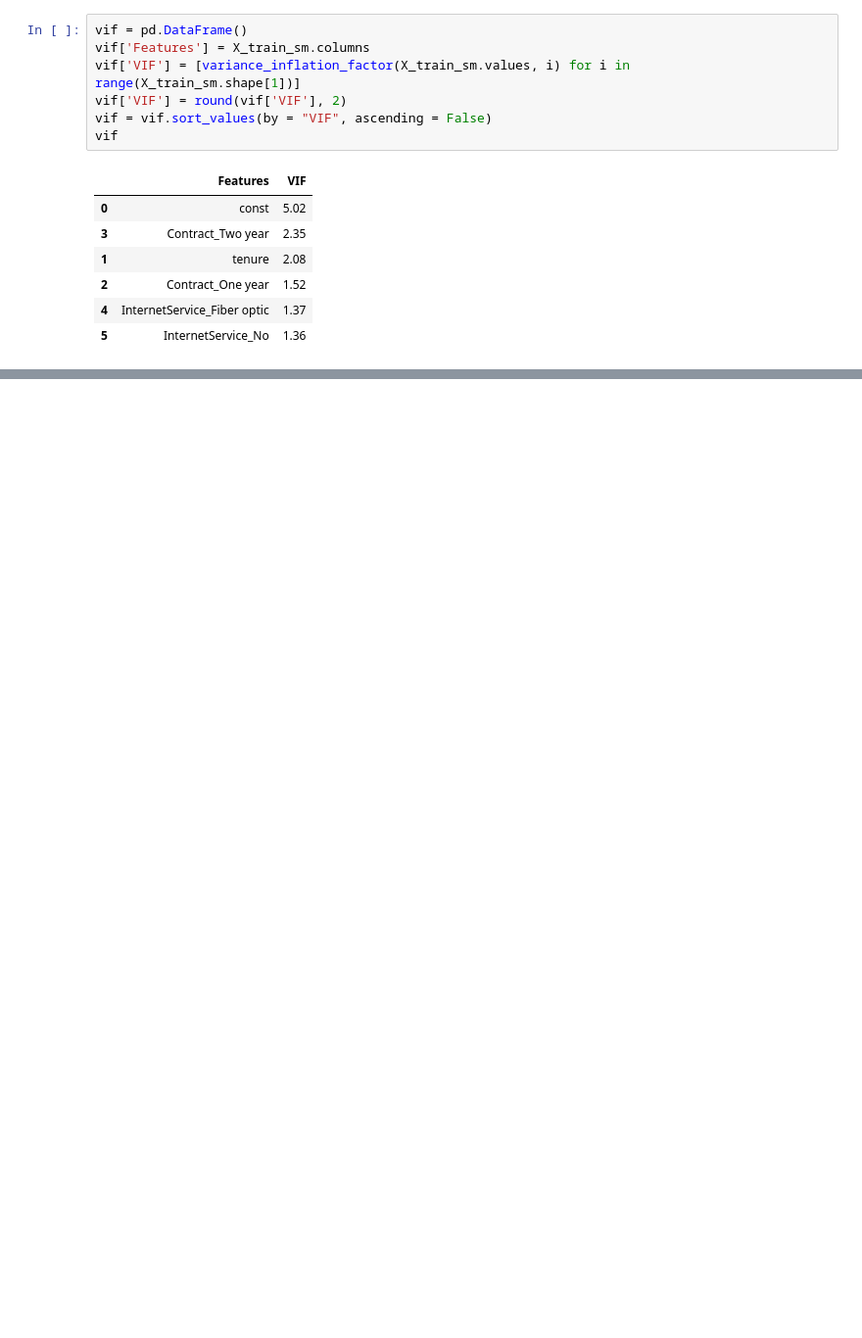
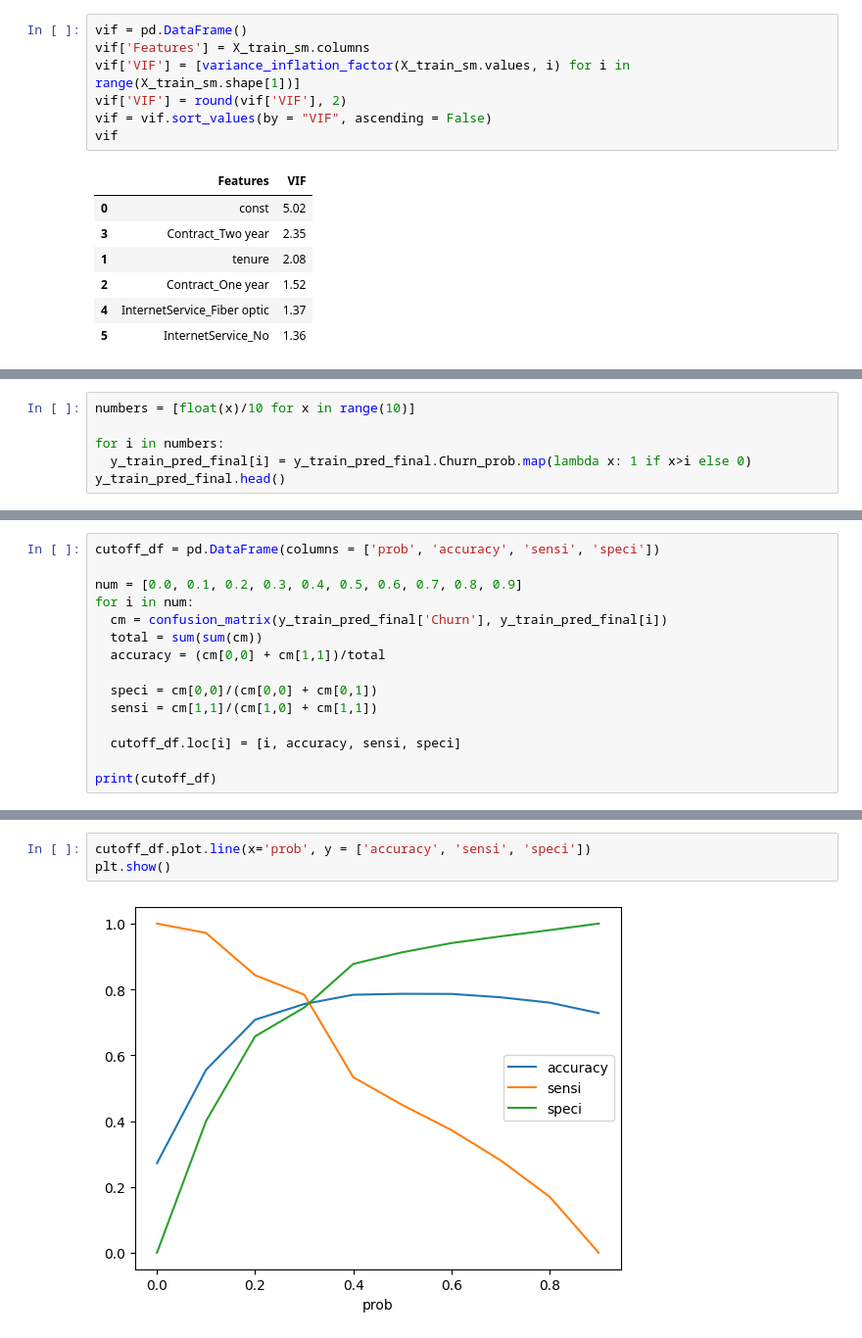
Before and after one commit to Harshit-tech9/Telecom_Churn_Case_Study, a Jupyter notebook: Telecom_Case_study_using_Logistic_Regression.ipynb, the cells around one changed output, grey strips where cells are left out. Shown at 98% size. Drawn from its saved outputs; the diff is of its cells as text; blank space fills up the shorter version.

```diff
--- a/Telecom_Case_study_using_Logistic_Regression.ipynb
+++ b/Telecom_Case_study_using_Logistic_Regression.ipynb
@@ -1046,0 +1189,6 @@ vif
+# %%
+numbers = [float(x)/10 for x in range(10)]
+
+for i in numbers:
+  y_train_pred_final[i] = y_train_pred_final.Churn_prob.map(lambda x: 1 if x>i else 0)
+y_train_pred_final.head()
@@ -1046,0 +1202,15 @@ vif
+# %%
+cutoff_df = pd.DataFrame(columns = ['prob', 'accuracy', 'sensi', 'speci'])
+
+num = [0.0, 0.1, 0.2, 0.3, 0.4, 0.5, 0.6, 0.7, 0.8, 0.9]
+for i in num:
+  cm = confusion_matrix(y_train_pred_final['Churn'], y_train_pred_final[i])
+  total = sum(sum(cm))
+  accuracy = (cm[0,0] + cm[1,1])/total
+
+  speci = cm[0,0]/(cm[0,0] + cm[0,1])
+  sensi = cm[1,1]/(cm[1,0] + cm[1,1])
+
+  cutoff_df.loc[i] = [i, accuracy, sensi, speci]
+
+print(cutoff_df)
@@ -1046,0 +1229,5 @@ vif
+# %%
+cutoff_df.plot.line(x='prob', y = ['accuracy', 'sensi', 'speci'])
+plt.show()
+# %% [output]
+[figure, added]
```
Also changed, not shown: parts of 43 cells of this notebook.
